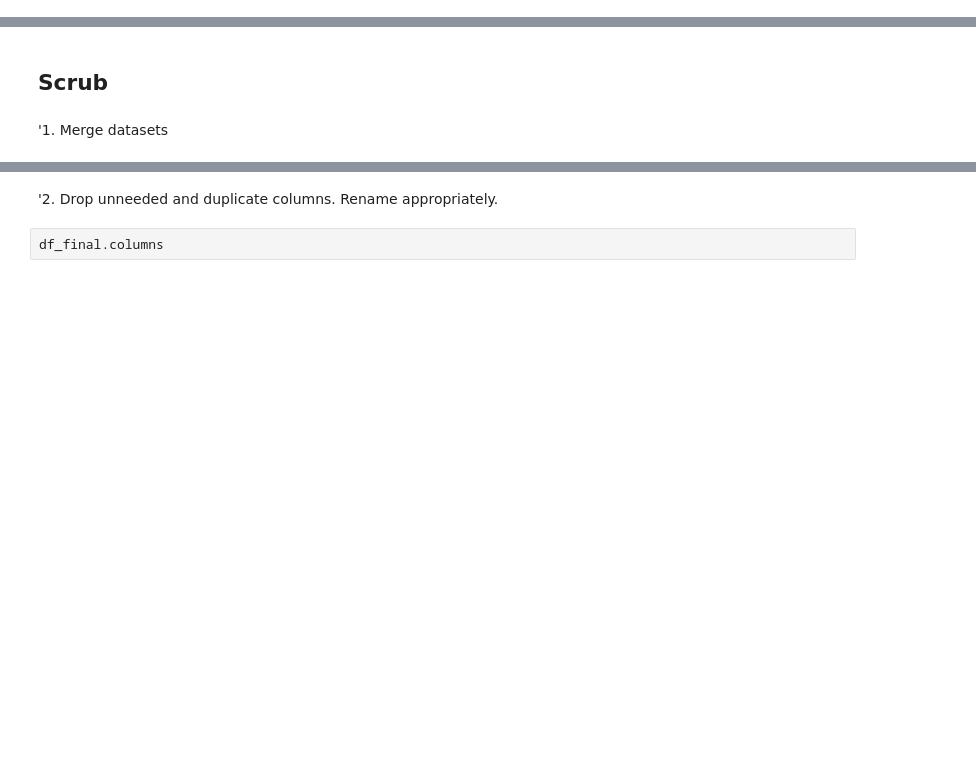
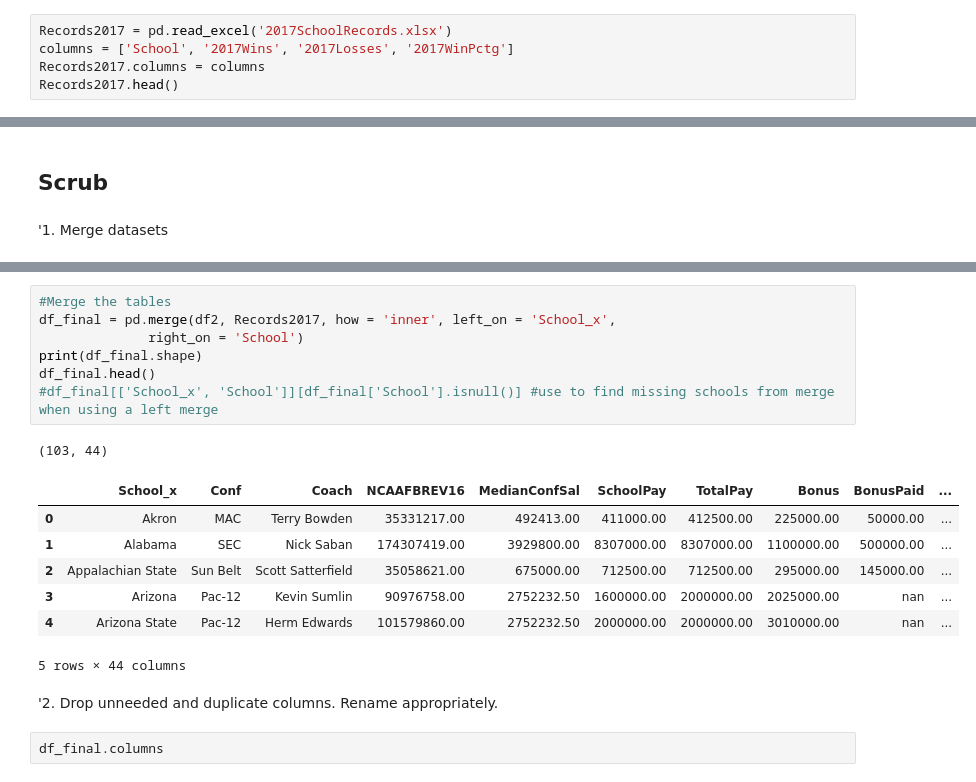
Before and after one commit to bcroarkin2726/IST718_BigDataAnalytics, a Jupyter notebook: HW1/IST718_Lab1.ipynb, the cells around one changed output, grey strips where cells are left out. Cells and saved outputs as stored; diff of their text form; blank space fills up the shorter version.

```diff
--- a/HW1/IST718_Lab1.ipynb
+++ b/HW1/IST718_Lab1.ipynb
@@ -103,3 +107,8 @@ stadium_capacity.head()
 | 2 | Bryant–Denny Stadium | Tuscaloosa | AL | Alabama | SEC | 101821 | 1929 | 2010 | fbs |
 | 3 | Kidd Brewer Stadium | Boone | NC | Appalachian State | Sun Belt | 24050 | 1962 | 2009 | fbs |
 | 4 | Arizona Stadium | Tucson | AZ | Arizona | Pac-12 | 51811 | 1928 | 1988 | fbs |
+# %%
+Records2017 = pd.read_excel('2017SchoolRecords.xlsx')
+columns = ['School', '2017Wins', '2017Losses', '2017WinPctg']
+Records2017.columns = columns
+Records2017.head()
@@ -144,4 +160,20 @@ df_final.head()
 5 rows × 40 columns
+# %%
+#Merge the tables
+df_final = pd.merge(df2, Records2017, how = 'inner', left_on = 'School_x',
+              right_on = 'School')
+print(df_final.shape)
+df_final.head()
+#df_final[['School_x', 'School']][df_final['School'].isnull()] #use to find missing schools from merge when using a left merge
+# %% [output]
+(103, 44)
+|  | School_x | Conf | Coach | NCAAFBREV16 | MedianConfSal | SchoolPay | TotalPay | Bonus | BonusPaid | ... |
+| 0 | Akron | MAC | Terry Bowden | 35331217.00 | 492413.00 | 411000.00 | 412500.00 | 225000.00 | 50000.00 | ... |
+| 1 | Alabama | SEC | Nick Saban | 174307419.00 | 3929800.00 | 8307000.00 | 8307000.00 | 1100000.00 | 500000.00 | ... |
+| 2 | Appalachian State | Sun Belt | Scott Satterfield | 35058621.00 | 675000.00 | 712500.00 | 712500.00 | 295000.00 | 145000.00 | ... |
+| 3 | Arizona | Pac-12 | Kevin Sumlin | 90976758.00 | 2752232.50 | 1600000.00 | 2000000.00 | 2025000.00 | nan | ... |
+| 4 | Arizona State | Pac-12 | Herm Edwards | 101579860.00 | 2752232.50 | 2000000.00 | 2000000.00 | 3010000.00 | nan | ... |
+5 rows × 44 columns
 # %% [markdown]
 '2. Drop unneeded and duplicate columns. Rename appropriately.
 # %%
```
Also changed, not shown: parts of 24 cells of this notebook.
